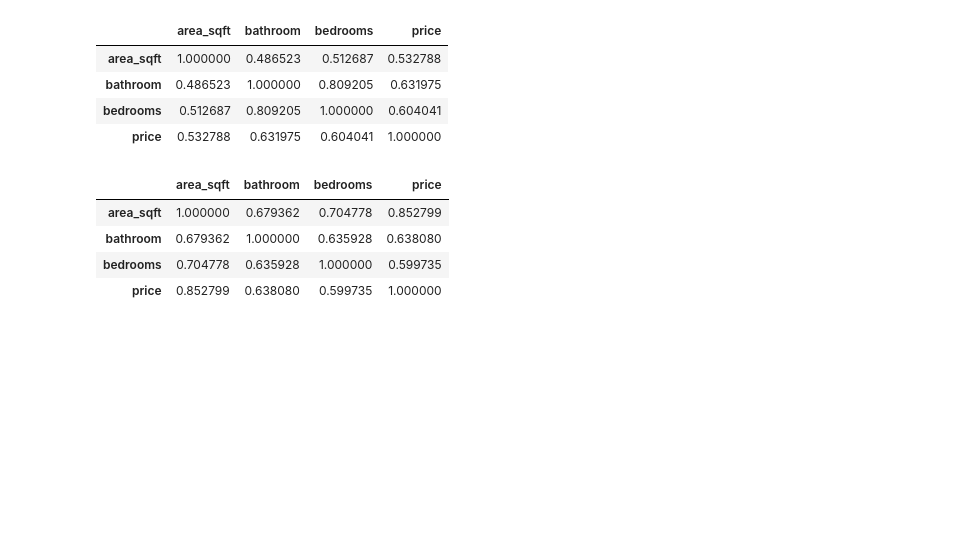
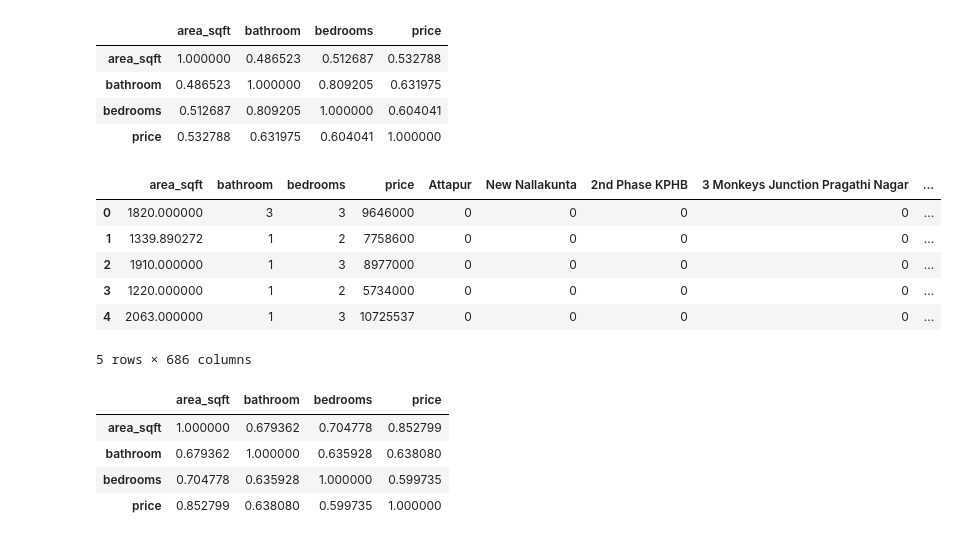
Before and after one commit to 41x3n/Price-Samjho, a Jupyter notebook: Notebooks/Price_Samjho.ipynb, the cells around one changed output. Saved outputs shown, nothing was run; the diff lists cells and outputs as text; code cells hidden in the pictures; blank space fills up the shorter version.

```diff
--- a/Notebooks/Price_Samjho.ipynb
+++ b/Notebooks/Price_Samjho.ipynb
@@ -480,6 +507,19 @@ Hyderabad_df.corr()
 | bathroom | 0.486523 | 1.000000 | 0.809205 | 0.631975 |
 | bedrooms | 0.512687 | 0.809205 | 1.000000 | 0.604041 |
 | price | 0.532788 | 0.631975 | 0.604041 | 1.000000 |
+# %%
+dummy = pd.get_dummies(Hyderabad_df['locality_name'])
+Hyderabad_df = pd.concat([Hyderabad_df, dummy], axis=1)
+Hyderabad_df = Hyderabad_df.drop(['locality_name'], axis=1)
+Hyderabad_df.head()
+# %% [output]
+|  | area_sqft | bathroom | bedrooms | price | Attapur | New Nallakunta | 2nd Phase KPHB | 3 Monkeys Junction Pragathi Nagar | ... |
+| 0 | 1820.000000 | 3 | 3 | 9646000 | 0 | 0 | 0 | 0 | ... |
+| 1 | 1339.890272 | 1 | 2 | 7758600 | 0 | 0 | 0 | 0 | ... |
+| 2 | 1910.000000 | 1 | 3 | 8977000 | 0 | 0 | 0 | 0 | ... |
+| 3 | 1220.000000 | 1 | 2 | 5734000 | 0 | 0 | 0 | 0 | ... |
+| 4 | 2063.000000 | 1 | 3 | 10725537 | 0 | 0 | 0 | 0 | ... |
+5 rows × 686 columns
 # %%
 Kolkata_df = Kolkata[['area_sqft', 'bathroom', 'bedrooms', 'locality_name', 'price']]
 Kolkata_df.corr()
```
Also changed, not shown: parts of 7 cells of this notebook.
